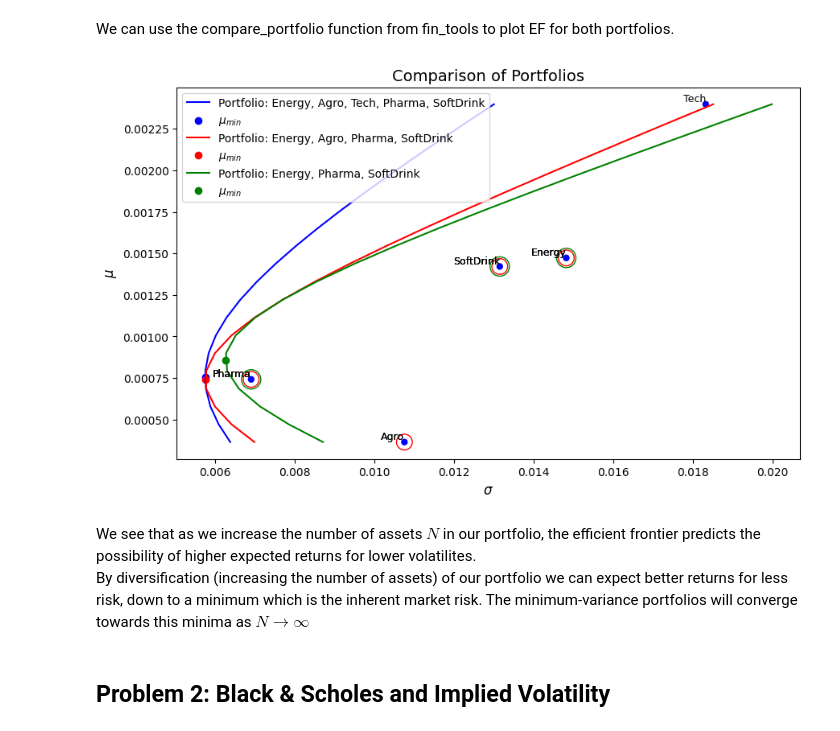
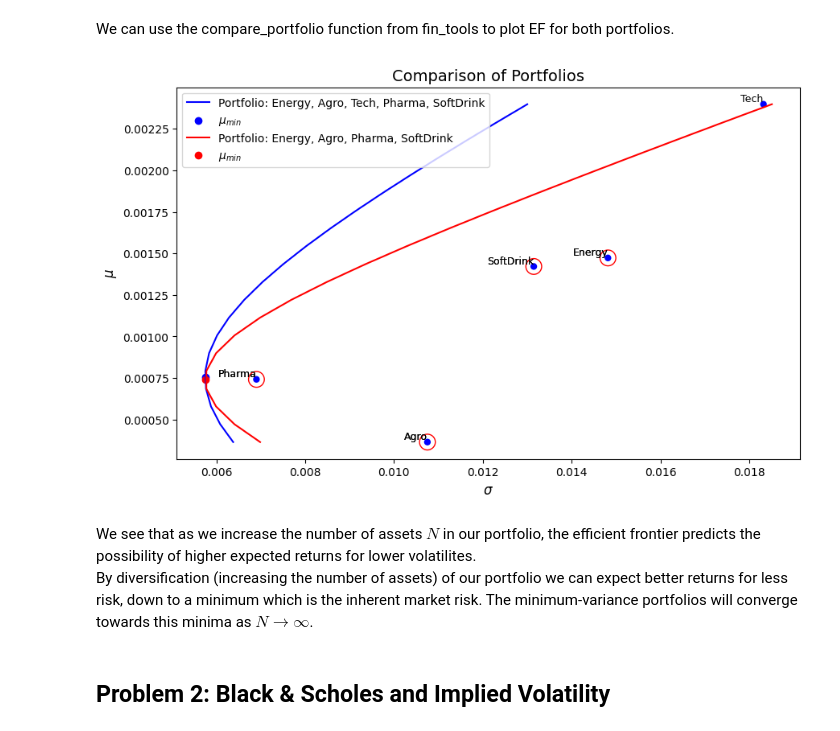
Before and after one commit to nordensten/fin_tools, a Jupyter notebook: portfolio_analysis.ipynb, the cells around one changed output. Drawn from its saved outputs; the diff is of its cells as text; code cells hidden in the pictures.

```diff
--- a/portfolio_analysis.ipynb
+++ b/portfolio_analysis.ipynb
@@ -120,14 +120,14 @@ We can use the compare_portfolio function from fin_tools to plot EF for both por
 # %%
 from fin_tools import compare_portfolios
 
-portfolios = [portfolio, pf2, pf3]
+portfolios = [portfolio, pf2]
 
 compare_portfolios(portfolios)
 # %% [output]
-[figure, old version]
+[figure, new version]
 # %% [markdown]
 We see that as we increase the number of assets $N$ in our portfolio, the efficient frontier predicts the possibility of higher expected returns for lower volatilites.
-By diversification (increasing the number of assets) of our portfolio we can expect better returns for less risk, down to a minimum which is the inherent market risk. The minimum-variance portfolios will converge towards this minima as $N\rightarrow\infty$
+By diversification (increasing the number of assets) of our portfolio we can expect better returns for less risk, down to a minimum which is the inherent market risk. The minimum-variance portfolios will converge towards this minima as $N\rightarrow\infty$.
 # %% [markdown]
 ## Problem 2: Black & Scholes and Implied Volatility  ##
 # %% [markdown]
```
Also changed, not shown: parts of 7 cells of this notebook, 1 other file.
